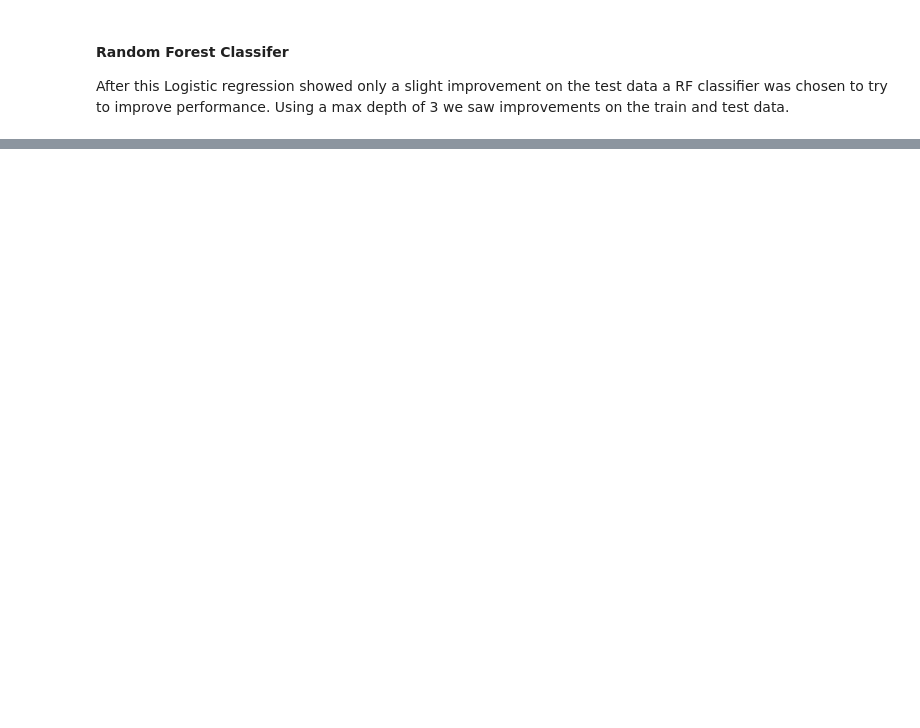
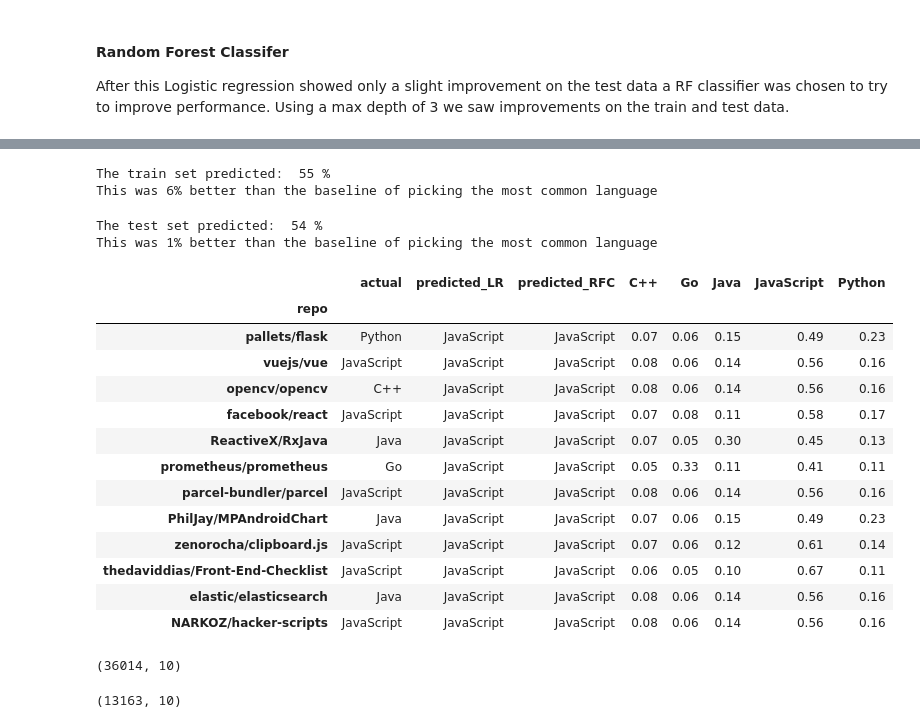
Before and after one commit to Tough-Scrape/nlp_project, a Jupyter notebook: nlp_final.ipynb, the cells around one changed output, grey strips where cells are left out. Drawn from its saved outputs; the diff is of its cells as text; code cells hidden in the pictures; blank space fills up the shorter version.

```diff
--- a/nlp_final.ipynb
+++ b/nlp_final.ipynb
@@ -253,7 +300,7 @@ tfidf = TfidfVectorizer()
 X = tfidfs = tfidf.fit_transform(df.body)
 y = df.language
 # %%
-X_train,X_test,y_train,y_test = train_test_split(X,y,stratify=y,test_size=.3)
+X_train,X_test,y_train,y_test = train_test_split(X,y,stratify=y,test_size=.2)
 # %%
 train = pd.DataFrame(dict(actual=y_train))
 test = pd.DataFrame(dict(actual=y_test))
@@ -280,10 +341,16 @@ train['predicted_RFC'] = clf.predict(X_train)
 test['predicted_RFC'] = clf.predict(X_test)
 # %%
 print("The train set predicted: ",round(sum(train.actual == train.predicted_RFC)/len(train)*100),"%")
-print("This was 9% better than the baseline of picking the most common language")
+print("This was 3% better than the baseline of picking the most common language")
+# %% [output]
+The train set predicted:  55 %
+This was 6% better than the baseline of picking the most common language
 # %%
 print("The test set predicted: ",round(sum(test.actual == test.predicted_RFC)/len(test)*100),"%")
-print("This was 3% better than the baseline of picking the most common language")
+print("This was 2% better than the baseline of picking the most common language")
+# %% [output]
+The test set predicted:  54 %
+This was 1% better than the baseline of picking the most common language
 # %%
 #prediction of likelihood a corpus belongs to each language
 preds = clf.predict_proba(X_train)
@@ -294,4 +361,29 @@ train = train.reset_index()
 train = pd.concat([train,preds],axis=1)
 # %%
 train.set_index('repo',inplace=True)
-train.head(15)
+train.head(12)
+# %% [output]
+|  | actual | predicted_LR | predicted_RFC | C++ | Go | Java | JavaScript | Python |
+| repo |  |  |  |  |  |  |  |  |
+| pallets/flask | Python | JavaScript | JavaScript | 0.07 | 0.06 | 0.15 | 0.49 | 0.23 |
+| vuejs/vue | JavaScript | JavaScript | JavaScript | 0.08 | 0.06 | 0.14 | 0.56 | 0.16 |
+| opencv/opencv | C++ | JavaScript | JavaScript | 0.08 | 0.06 | 0.14 | 0.56 | 0.16 |
+| facebook/react | JavaScript | JavaScript | JavaScript | 0.07 | 0.08 | 0.11 | 0.58 | 0.17 |
+| ReactiveX/RxJava | Java | JavaScript | JavaScript | 0.07 | 0.05 | 0.30 | 0.45 | 0.13 |
+| prometheus/prometheus | Go | JavaScript | JavaScript | 0.05 | 0.33 | 0.11 | 0.41 | 0.11 |
+| parcel-bundler/parcel | JavaScript | JavaScript | JavaScript | 0.08 | 0.06 | 0.14 | 0.56 | 0.16 |
+| PhilJay/MPAndroidChart | Java | JavaScript | JavaScript | 0.07 | 0.06 | 0.15 | 0.49 | 0.23 |
+| zenorocha/clipboard.js | JavaScript | JavaScript | JavaScript | 0.07 | 0.06 | 0.12 | 0.61 | 0.14 |
+| thedaviddias/Front-End-Checklist | JavaScript | JavaScript | JavaScript | 0.06 | 0.05 | 0.10 | 0.67 | 0.11 |
+| elastic/elasticsearch | Java | JavaScript | JavaScript | 0.08 | 0.06 | 0.14 | 0.56 | 0.16 |
+| NARKOZ/hacker-scripts | JavaScript | JavaScript | JavaScript | 0.08 | 0.06 | 0.14 | 0.56 | 0.16 |
+# %%
+df_idf = pd.read_csv('idf_csv.csv')
+df_idf.shape
+# %% [output]
+(36014, 10)
+# %%
+df_idf = df_idf[df_idf.idf < 69]
+df_idf.shape
+# %% [output]
+(13163, 10)
```
Also changed, not shown: parts of 36 cells of this notebook, 1 other file.
